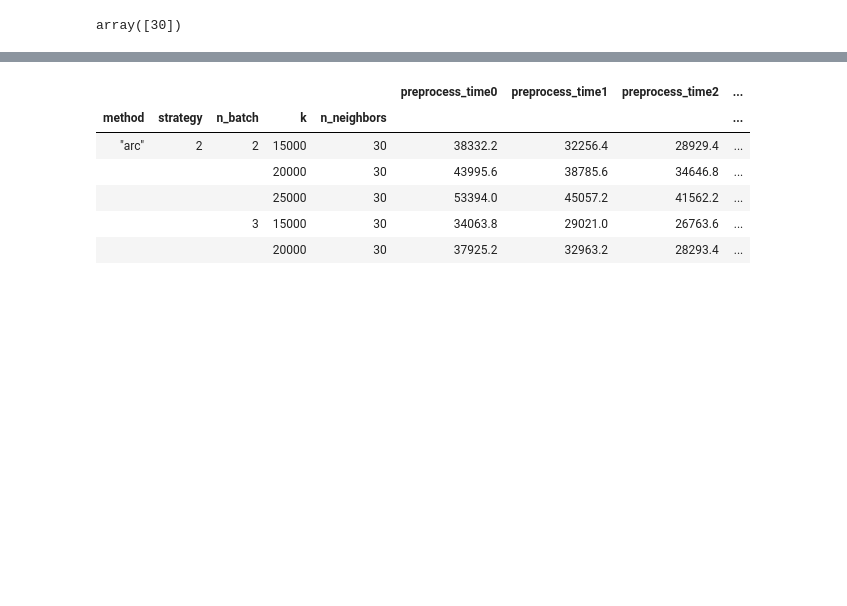
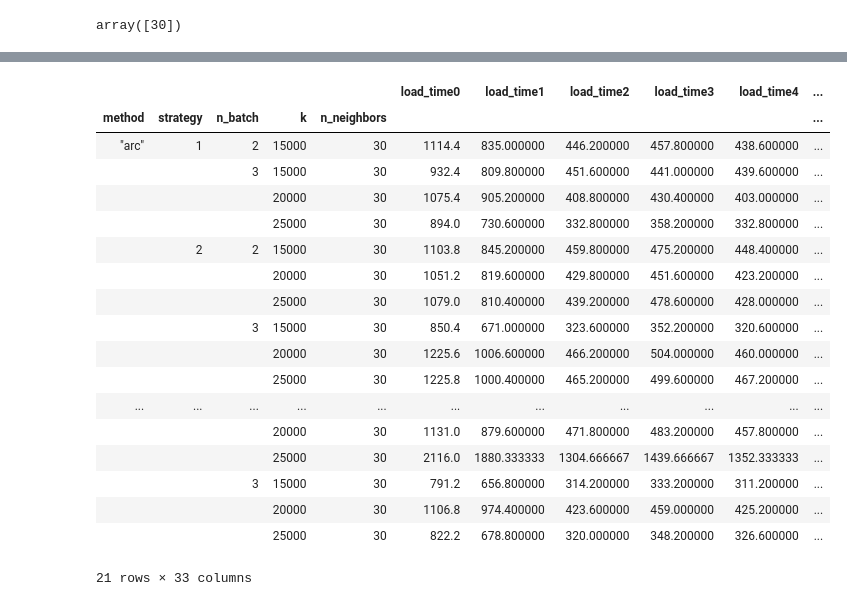
Before and after one commit to ShinsakuOkazaki/master-thesis, a Jupyter notebook: project/rust_knn_streaming/analysis/runtime_analysis.ipynb, the cells around one changed output, grey strips where cells are left out. Cells and saved outputs as stored; diff of their text form; code cells hidden in the pictures; blank space fills up the shorter version.

```diff
--- a/project/rust_knn_streaming/analysis/runtime_analysis.ipynb
+++ b/project/rust_knn_streaming/analysis/runtime_analysis.ipynb
@@ -5,8 +5,6 @@ import matplotlib.pyplot as plt
 # %%
 with open("../loging.log", "r") as f:
     file = [s.strip().split("#") for s in f.readlines()]
-# %%
-file[0].insert(2, 'strategy')
 # %%
 df = pd.DataFrame(file)
 header = df.iloc[0]
@@ -63,8 +73,10 @@ array([30])
 # %%
 # method & n_batch & k -> total, preprocess_time, query_time, mean(total), mean(preprocess), mean(queer)
 # %%
+load_cols = ["load_time" + str(i) for i in range(8)]
 preprocess_cols = ["preprocess_time" + str(i) for i in range(8)]
 query_cols = ["query_time" + str(i) for i in range(8)]
+combine_cols = ["combine_time" + str(i) for i in range(8)]
 total_col = ["total"]
 
-agg_v = df.groupby(["method", "strategy","n_batch", "k", "n_neighbors"])[preprocess_cols + query_cols + total_col]
+agg_v = df.groupby(["method", "strategy","n_batch", "k", "n_neighbors"])[load_cols + preprocess_cols + query_cols + combine_cols + total_col]
@@ -71,13 +97,25 @@ agg_v = df.groupby(["method", "strategy","n_batch", "k", "n_neighbors"])[preproc
 # %%
 agg_mean = agg_v.mean()
 # %%
-agg_mean.head()
+agg_mean
 # %% [output]
-|  |  |  |  |  | preprocess_time0 | preprocess_time1 | preprocess_time2 | ... |
-| method | strategy | n_batch | k | n_neighbors |  |  |  | ... |
-| "arc" | 2 | 2 | 15000 | 30 | 38332.2 | 32256.4 | 28929.4 | ... |
-|  |  |  | 20000 | 30 | 43995.6 | 38785.6 | 34646.8 | ... |
-|  |  |  | 25000 | 30 | 53394.0 | 45057.2 | 41562.2 | ... |
-|  |  | 3 | 15000 | 30 | 34063.8 | 29021.0 | 26763.6 | ... |
-|  |  |  | 20000 | 30 | 37925.2 | 32963.2 | 28293.4 | ... |
+|  |  |  |  |  | load_time0 | load_time1 | load_time2 | load_time3 | load_time4 | ... |
+| method | strategy | n_batch | k | n_neighbors |  |  |  |  |  | ... |
+| "arc" | 1 | 2 | 15000 | 30 | 1114.4 | 835.000000 | 446.200000 | 457.800000 | 438.600000 | ... |
+|  |  | 3 | 15000 | 30 | 932.4 | 809.800000 | 451.600000 | 441.000000 | 439.600000 | ... |
+|  |  |  | 20000 | 30 | 1075.4 | 905.200000 | 408.800000 | 430.400000 | 403.000000 | ... |
+|  |  |  | 25000 | 30 | 894.0 | 730.600000 | 332.800000 | 358.200000 | 332.800000 | ... |
+|  | 2 | 2 | 15000 | 30 | 1103.8 | 845.200000 | 459.800000 | 475.200000 | 448.400000 | ... |
+|  |  |  | 20000 | 30 | 1051.2 | 819.600000 | 429.800000 | 451.600000 | 423.200000 | ... |
+|  |  |  | 25000 | 30 | 1079.0 | 810.400000 | 439.200000 | 478.600000 | 428.000000 | ... |
+|  |  | 3 | 15000 | 30 | 850.4 | 671.000000 | 323.600000 | 352.200000 | 320.600000 | ... |
+|  |  |  | 20000 | 30 | 1225.6 | 1006.600000 | 466.200000 | 504.000000 | 460.000000 | ... |
+|  |  |  | 25000 | 30 | 1225.8 | 1000.400000 | 465.200000 | 499.600000 | 467.200000 | ... |
+| ... | ... | ... | ... | ... | ... | ... | ... | ... | ... | ... |
+|  |  |  | 20000 | 30 | 1131.0 | 879.600000 | 471.800000 | 483.200000 | 457.800000 | ... |
+|  |  |  | 25000 | 30 | 2116.0 | 1880.333333 | 1304.666667 | 1439.666667 | 1352.333333 | ... |
+|  |  | 3 | 15000 | 30 | 791.2 | 656.800000 | 314.200000 | 333.200000 | 311.200000 | ... |
+|  |  |  | 20000 | 30 | 1106.8 | 974.400000 | 423.600000 | 459.000000 | 425.200000 | ... |
+|  |  |  | 25000 | 30 | 822.2 | 678.800000 | 320.000000 | 348.200000 | 326.600000 | ... |
+21 rows × 33 columns
 # %%
```
Also changed, not shown: parts of 37 cells of this notebook, 17 other files.
